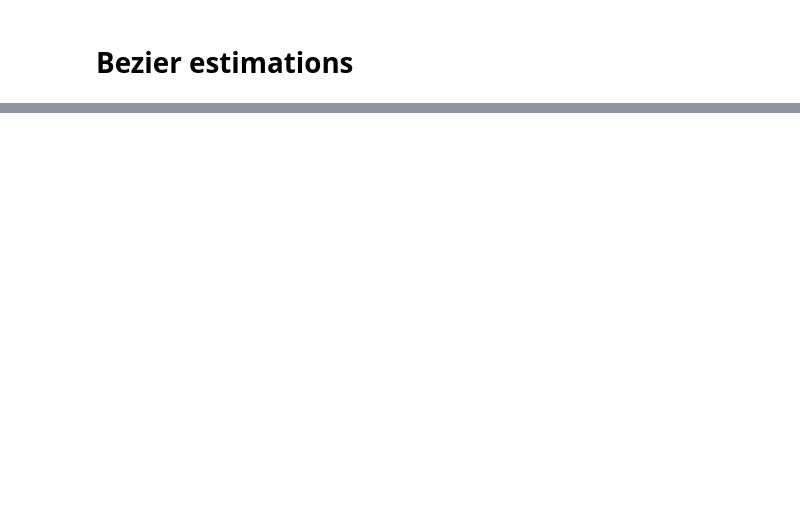
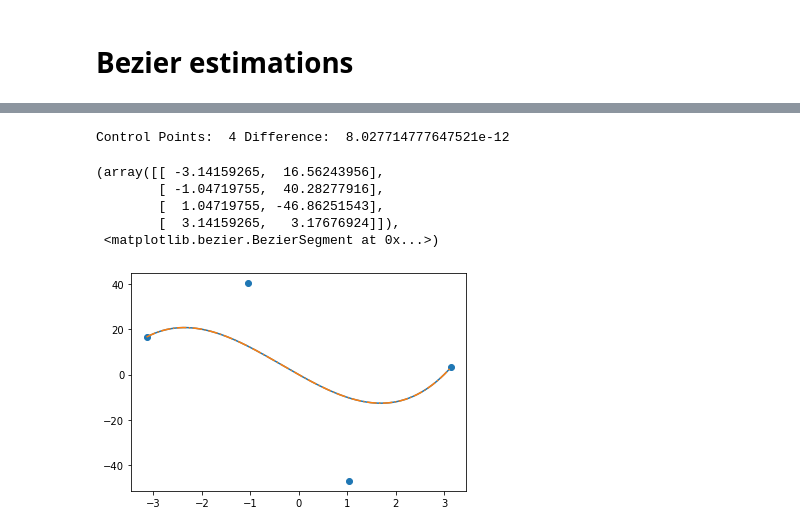
Before and after one commit to apoudel20/python-cbet, a Jupyter notebook: launch_ray.ipynb, the cells around one changed output, grey strips where cells are left out. Drawn from its saved outputs; the diff is of its cells as text; code cells hidden in the pictures; blank space fills up the shorter version.

```diff
--- a/launch_ray.ipynb
+++ b/launch_ray.ipynb
@@ -157,0 +154,12 @@ Control Points:  15 Difference:  26.628065760052518
+# %%
+x = np.linspace(-np.pi, np.pi, 1000)
+y = (x-3) * (x + 4) * x
+raster_rays_to_bezier(np.array([x,y]).T, 1, plot=True, plot_control=True)
+# %% [output]
+Control Points:  4 Difference:  8.027714777647521e-12
+(array([[ -3.14159265,  16.56243956],
+        [ -1.04719755,  40.28277916],
+        [  1.04719755, -46.86251543],
+        [  3.14159265,   3.17676924]]),
+ <matplotlib.bezier.BezierSegment at 0x...>)
+[figure, added]
```
Also changed, not shown: parts of 8 cells of this notebook.
